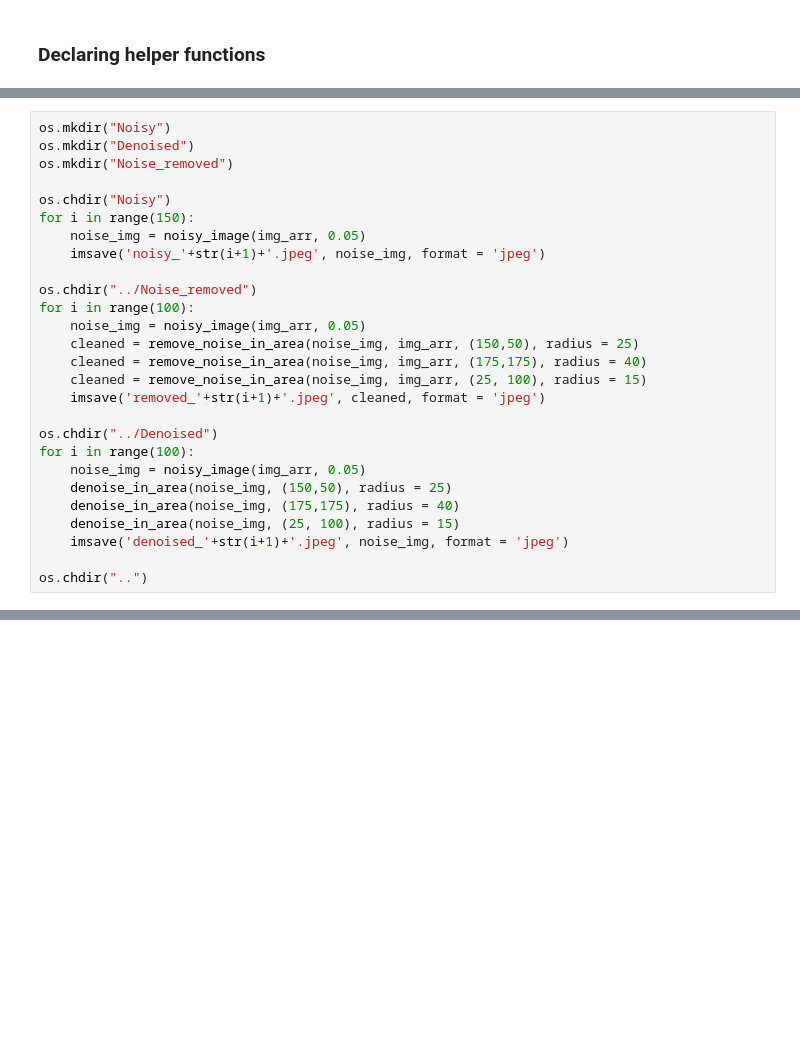
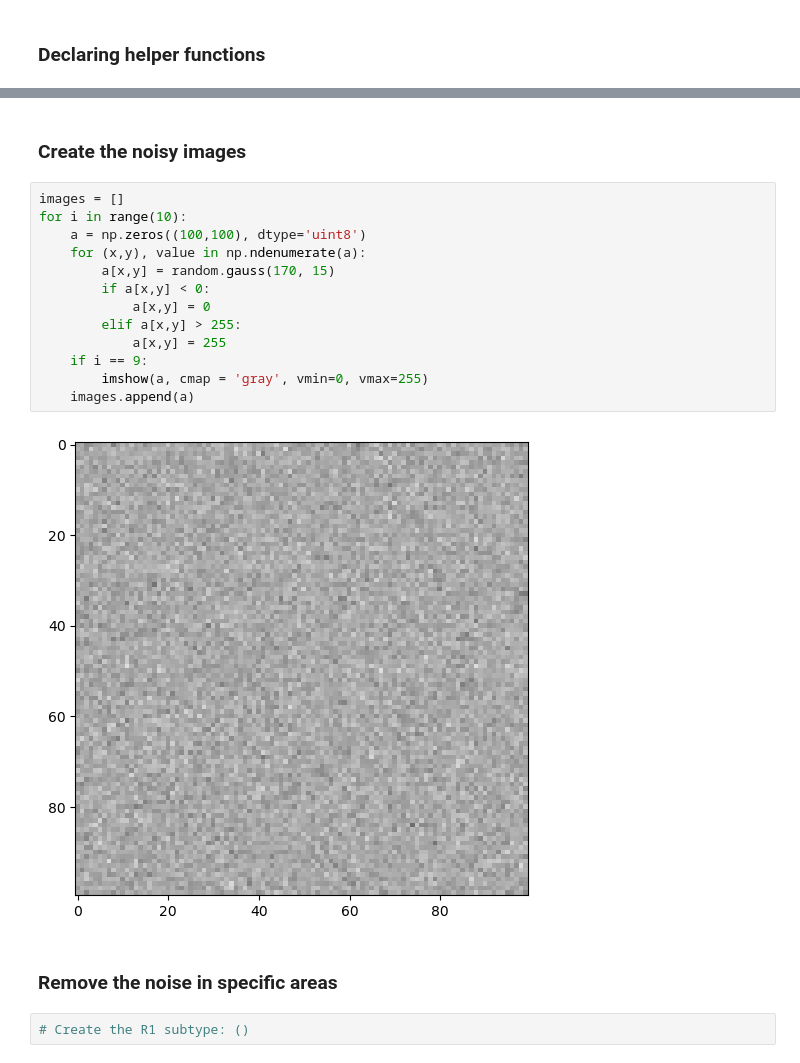
Before and after one commit to georgeaidinis/Dissertation, a Jupyter notebook: NMF_simulation/data/create_random_images.ipynb, the cells around one changed output, grey strips where cells are left out. Drawn from its saved outputs; the diff is of its cells as text; blank space fills up the shorter version.

```diff
--- a/NMF_simulation/data/create_random_images.ipynb
+++ b/NMF_simulation/data/create_random_images.ipynb
@@ -84,27 +13,0 @@ imshow(cleaned)
-# %%
-os.mkdir("Noisy")
-os.mkdir("Denoised")
-os.mkdir("Noise_removed")
-
-os.chdir("Noisy")
-for i in range(150):
-    noise_img = noisy_image(img_arr, 0.05)
-    imsave('noisy_'+str(i+1)+'.jpeg', noise_img, format = 'jpeg')
-
-os.chdir("../Noise_removed")
-for i in range(100):
-    noise_img = noisy_image(img_arr, 0.05)
-    cleaned = remove_noise_in_area(noise_img, img_arr, (150,50), radius = 25)
-    cleaned = remove_noise_in_area(noise_img, img_arr, (175,175), radius = 40)
-    cleaned = remove_noise_in_area(noise_img, img_arr, (25, 100), radius = 15)
-    imsave('removed_'+str(i+1)+'.jpeg', cleaned, format = 'jpeg')
-
-os.chdir("../Denoised")
-for i in range(100):
-    noise_img = noisy_image(img_arr, 0.05)
-    denoise_in_area(noise_img, (150,50), radius = 25)
-    denoise_in_area(noise_img, (175,175), radius = 40)
-    denoise_in_area(noise_img, (25, 100), radius = 15)
-    imsave('denoised_'+str(i+1)+'.jpeg', noise_img, format = 'jpeg')
-
-os.chdir("..")
@@ -110,0 +23,21 @@ os.chdir("..")
+# %% [markdown]
+### Create the noisy images
+# %%
+images = []
+for i in range(10):
+    a = np.zeros((100,100), dtype='uint8')
+    for (x,y), value in np.ndenumerate(a):
+        a[x,y] = random.gauss(170, 15)
+        if a[x,y] < 0:
+            a[x,y] = 0
+        elif a[x,y] > 255:
+            a[x,y] = 255
+    if i == 9:
+        imshow(a, cmap = 'gray', vmin=0, vmax=255)
+    images.append(a)
+# %% [output]
+[figure, added]
+# %% [markdown]
+### Remove the noise in specific areas
+# %%
+# Create the R1 subtype: ()
```
Also changed, not shown: parts of 10 cells of this notebook, 1 other file.
